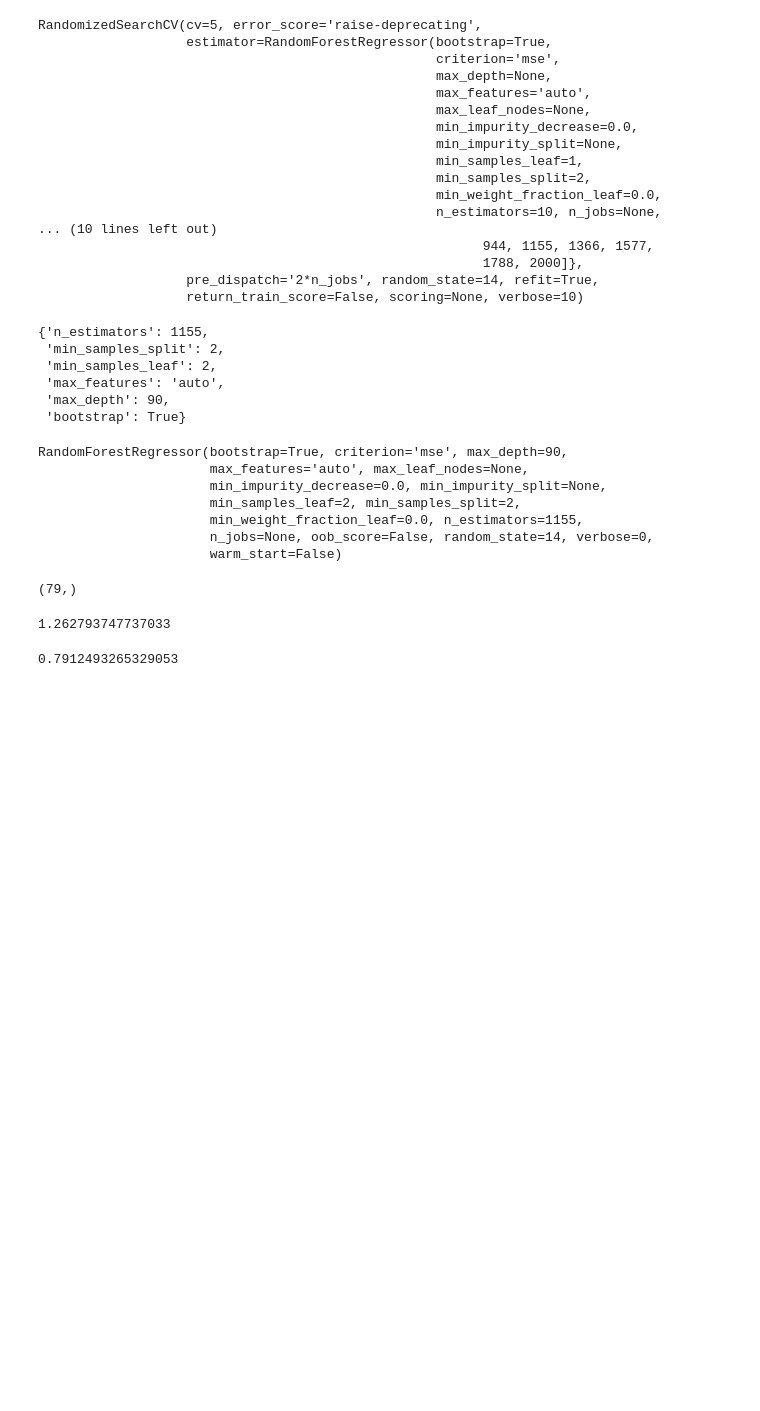
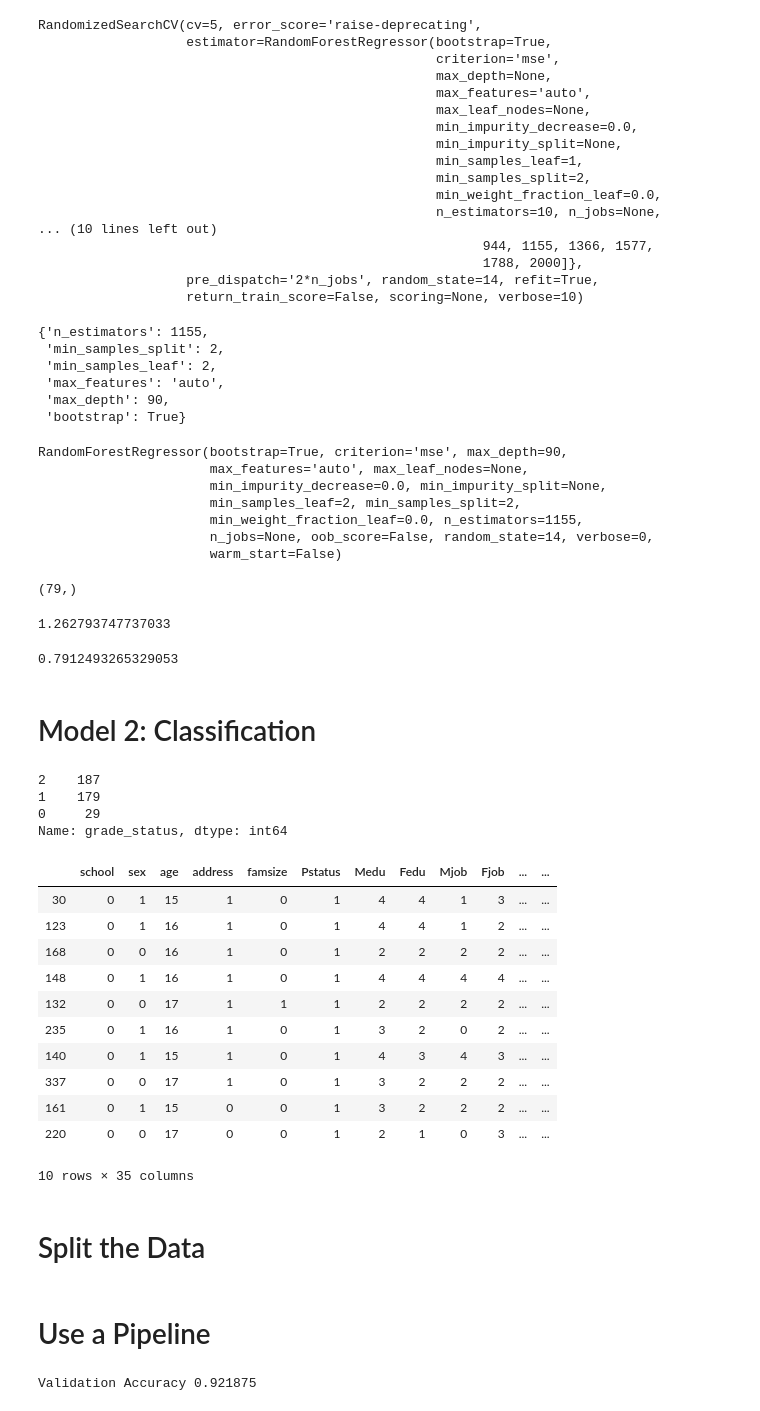
Before and after one commit to Faraaztqureshi/DS-Unit-2-Applied-Modeling, a Jupyter notebook: Unit 2 Build Week Project.ipynb, the cells around one changed output. Saved outputs shown, nothing was run; the diff lists cells and outputs as text; code cells hidden in the pictures; blank space fills up the shorter version.

```diff
--- a/Unit 2 Build Week Project.ipynb
+++ b/Unit 2 Build Week Project.ipynb
@@ -472,3 +472,32 @@ r_squared_tuned = r2_score(y_test, y_pred_tuned)
 r_squared_tuned
 # %% [output]
 0.7912493265329053
+# %% [markdown]
+# Model 2: Classification
+# %%
+## 2 is proficient
+## 1 is fail
+## 0 is advanced
+df['grade_status'].value_counts()
+# %% [output]
+2    187
+1    179
+0     29
+Name: grade_status, dtype: int64
+# %%
+df.sample(10)
+# %% [output]
+|  | school | sex | age | address | famsize | Pstatus | Medu | Fedu | Mjob | Fjob | ... | ... |
+| 30 | 0 | 1 | 15 | 1 | 0 | 1 | 4 | 4 | 1 | 3 | ... | ... |
+| 123 | 0 | 1 | 16 | 1 | 0 | 1 | 4 | 4 | 1 | 2 | ... | ... |
+| 168 | 0 | 0 | 16 | 1 | 0 | 1 | 2 | 2 | 2 | 2 | ... | ... |
+| 148 | 0 | 1 | 16 | 1 | 0 | 1 | 4 | 4 | 4 | 4 | ... | ... |
+| 132 | 0 | 0 | 17 | 1 | 1 | 1 | 2 | 2 | 2 | 2 | ... | ... |
+| 235 | 0 | 1 | 16 | 1 | 0 | 1 | 3 | 2 | 0 | 2 | ... | ... |
+| 140 | 0 | 1 | 15 | 1 | 0 | 1 | 4 | 3 | 4 | 3 | ... | ... |
+| 337 | 0 | 0 | 17 | 1 | 0 | 1 | 3 | 2 | 2 | 2 | ... | ... |
+| 161 | 0 | 1 | 15 | 0 | 0 | 1 | 3 | 2 | 2 | 2 | ... | ... |
+| 220 | 0 | 0 | 17 | 0 | 0 | 1 | 2 | 1 | 0 | 3 | ... | ... |
+10 rows × 35 columns
+# %% [markdown]
+# Split the Data
@@ -474,0 +519,26 @@ r_squared_tuned
+# %% [markdown]
+# Use a Pipeline
+# %%
+## change the pipline
+import category_encoders as ce
+from sklearn.impute import SimpleImputer
+from sklearn.ensemble import RandomForestClassifier
+from sklearn.pipeline import make_pipeline
+
+
+pipeline = make_pipeline(
+    ce.OrdinalEncoder(),
+    SimpleImputer(strategy='most_frequent'),
+    RandomForestClassifier(n_estimators=72, random_state=14, n_jobs=-1)
+)
+
+## Fit on train
+pipeline.fit(X_train1, y_train1)
+
+## Score on val
+print('Validation Accuracy', pipeline.score(X_val1, y_val1))
+
+## Predict on test
+y_pred1 = pipeline.predict(X_val1)
+# %% [output]
+Validation Accuracy 0.921875
```
Also changed, not shown: parts of 36 cells of this notebook.
